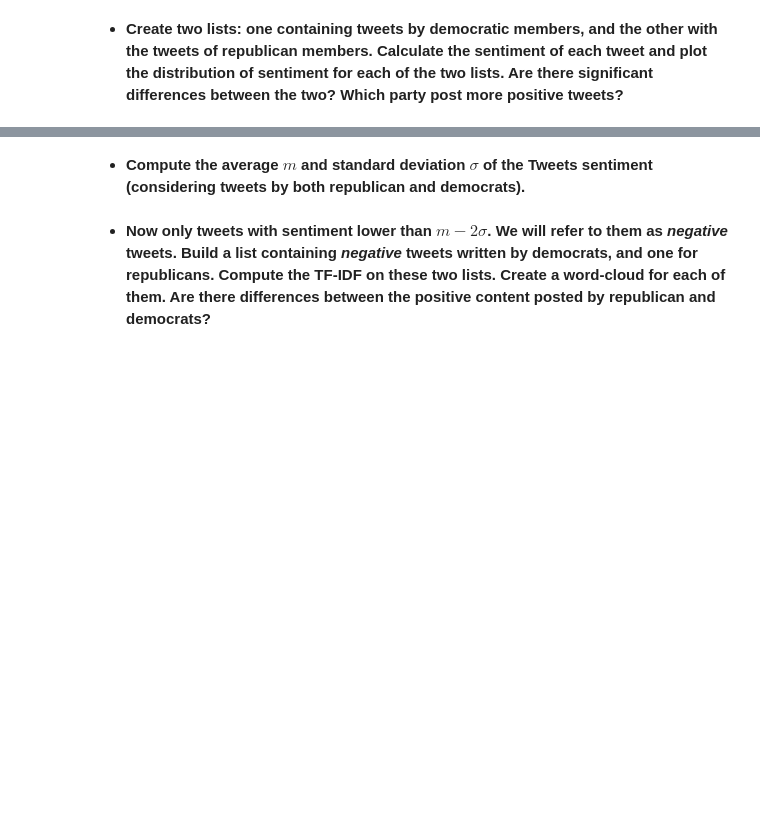
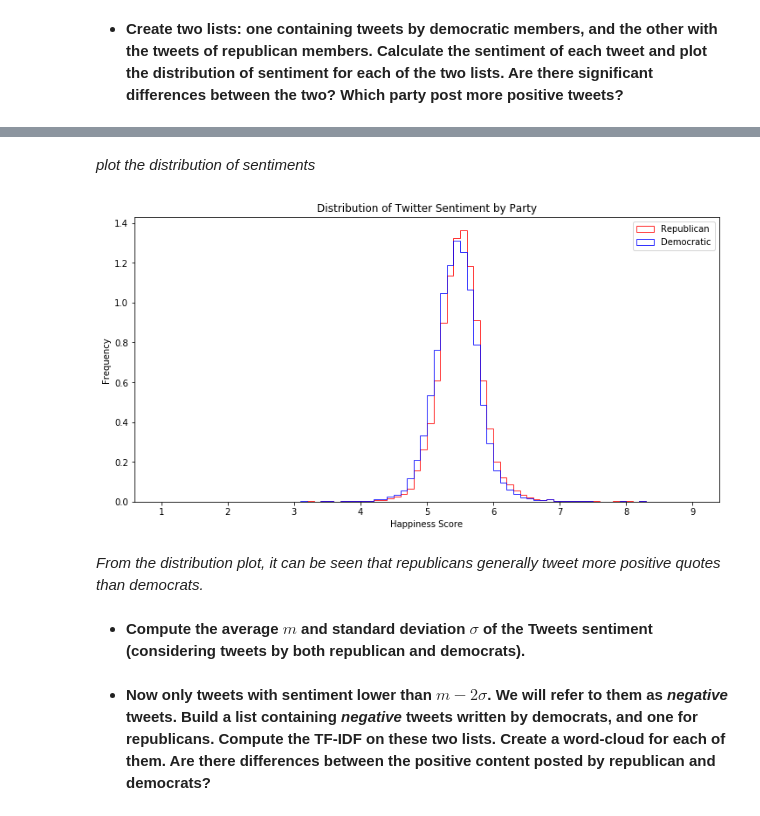
Before and after one commit to ziyueyanggg/Social-Graphs-Assignment-2, a Jupyter notebook: Assignment2_Submission/Assignment2_Submission.ipynb, the cells around one changed output, grey strips where cells are left out. Cells and saved outputs as stored; diff of their text form; code cells hidden in the pictures; blank space fills up the shorter version.

Commit message:
distritbion plot

```diff
--- a/Assignment2_Submission/Assignment2_Submission.ipynb
+++ b/Assignment2_Submission/Assignment2_Submission.ipynb
@@ -1192,0 +1184,11 @@ republican_senti
+# %%
+# tokenize each tweet into a list of word tokens, and compute its average happiness score
+# the rseult is a single list of the form: [tweet1_happiness, tweet2_happiness, ...]
+republican_senti=[sentiment(tokenize(x)) for x in republican_list]
+democratic_senti=[sentiment(tokenize(x)) for x in democratic_list]
+# %%
+# drop elements whose sentiment score is 0
+# 0 sentiment score indicates that in that pariticular tweet,
+# there are no tokens that match to any of the words in the happiness word list
+republican_senti = list(filter(lambda x: x!=0, republican_senti))
+democratic_senti = list(filter(lambda x: x!=0, democratic_senti))
@@ -1193,3 +1235,27 @@ republican_senti
+# %% [markdown]
+*plot the distribution of sentiments*
+# %%
+# define bins to be used for the sentiment plot
+bins=[i for i in np.arange(1,9.1,0.1)]
+# %%
+fig, ax = plt.subplots()
+
+ax.hist(republican_senti, histtype='step',
+         stacked=True, fill=False, bins = bins, alpha = 0.8, color="red", density = True) #normalized
+
+ax.hist(democratic_senti,histtype='step',
+         stacked=True, fill=False, bins = bins, alpha = 0.8, color="blue", density = True) #normalized
+
+ax.legend(('Republican','Democratic'))
+
+ax.set_title("Distribution of Twitter Sentiment by Party")
+ax.set_xlabel("Happiness Score")
+ax.set_ylabel("Frequency")
+plt.show()
+# %% [output]
+[figure, added]
+# %% [markdown]
+*From the distribution plot, it can be seen that republicans generally tweet more positive quotes than democrats.*
 # %% [markdown]
 * **Compute the average $m$ and standard deviation $\sigma$  of the Tweets sentiment (considering tweets by both republican and democrats).**
 # %% [markdown]
```
Also changed, not shown: parts of 9 cells of this notebook, 1 other file.
